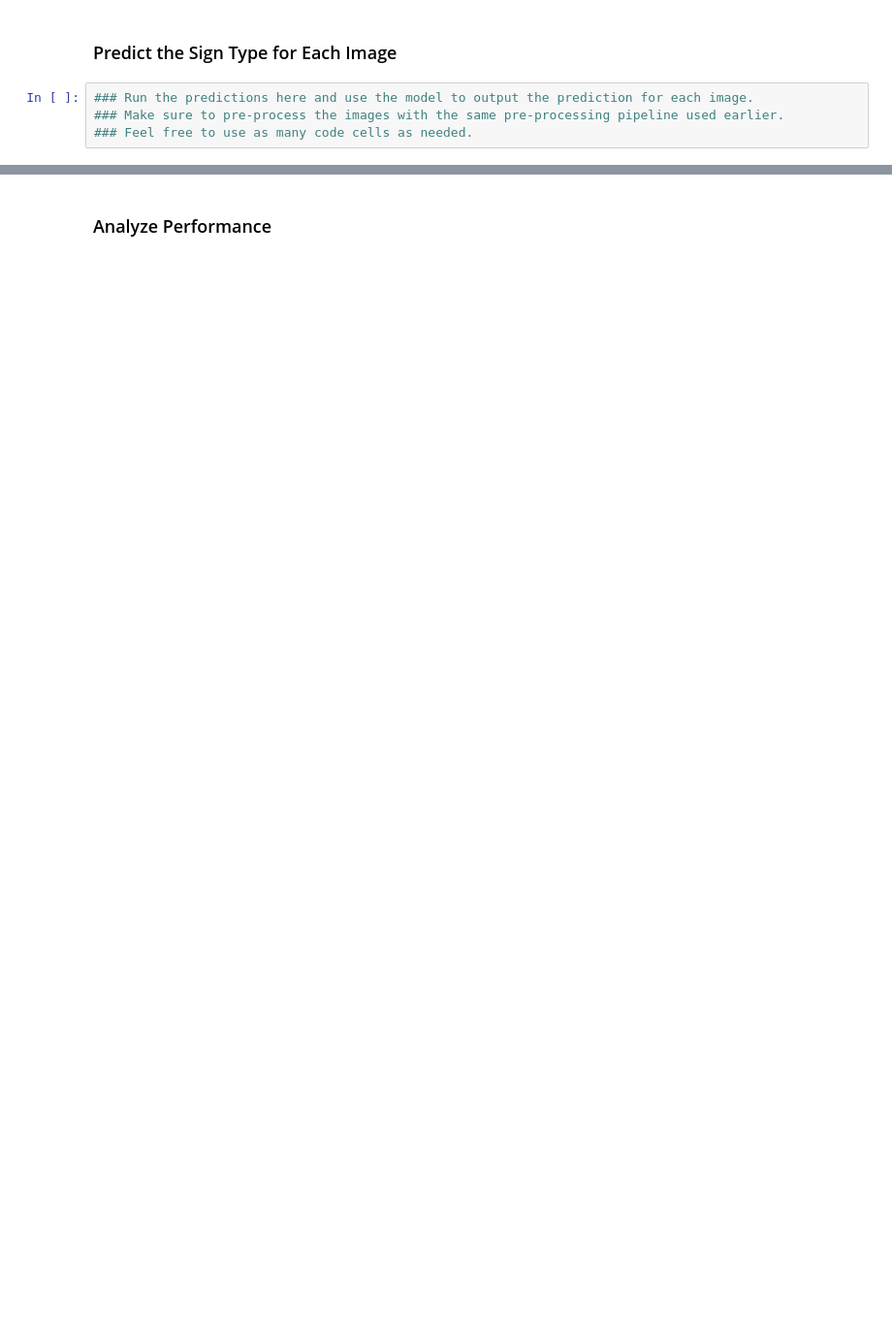
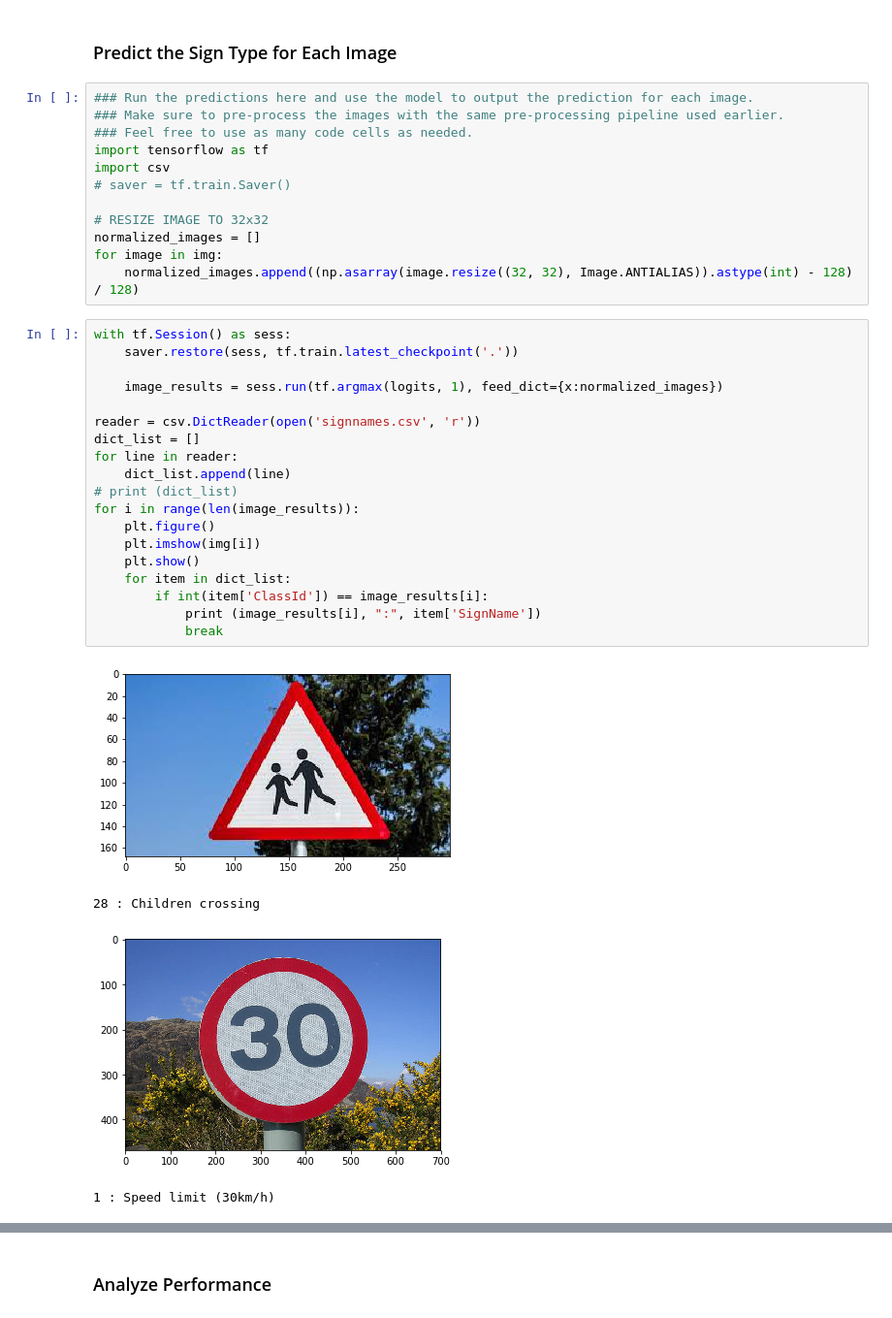
Before and after one commit to bhiln/CarND-Traffic-Sign-Classifier-Project, a Jupyter notebook: Traffic_Sign_Classifier.ipynb, the cells around one changed output, grey strips where cells are left out. Shown at 97% size. Drawn from its saved outputs; the diff is of its cells as text; blank space fills up the shorter version.

```diff
--- a/Traffic_Sign_Classifier.ipynb
+++ b/Traffic_Sign_Classifier.ipynb
@@ -248,3 +350,35 @@ You may find `signnames.csv` useful as it contains mappings from the class id (i
 ### Run the predictions here and use the model to output the prediction for each image.
 ### Make sure to pre-process the images with the same pre-processing pipeline used earlier.
 ### Feel free to use as many code cells as needed.
+import tensorflow as tf
+import csv
+# saver = tf.train.Saver()
+
+# RESIZE IMAGE TO 32x32
+normalized_images = []
+for image in img:
+    normalized_images.append((np.asarray(image.resize((32, 32), Image.ANTIALIAS)).astype(int) - 128) / 128)
+# %%
+with tf.Session() as sess:
+    saver.restore(sess, tf.train.latest_checkpoint('.'))
+
+    image_results = sess.run(tf.argmax(logits, 1), feed_dict={x:normalized_images})
+
+reader = csv.DictReader(open('signnames.csv', 'r'))
+dict_list = []
+for line in reader:
+    dict_list.append(line)
+# print (dict_list)
+for i in range(len(image_results)):
+    plt.figure()
+    plt.imshow(img[i])
+    plt.show()
+    for item in dict_list:
+        if int(item['ClassId']) == image_results[i]:
+            print (image_results[i], ":", item['SignName'])
+            break
+# %% [output]
+[figure, added]
+28 : Children crossing
+[figure, added]
+1 : Speed limit (30km/h)
```
Also changed, not shown: parts of 10 cells of this notebook.
